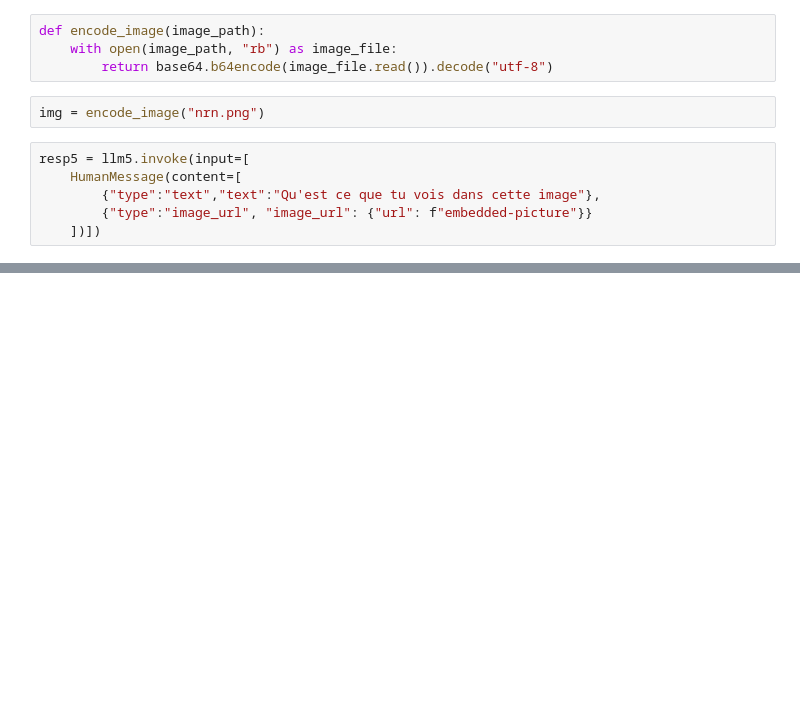
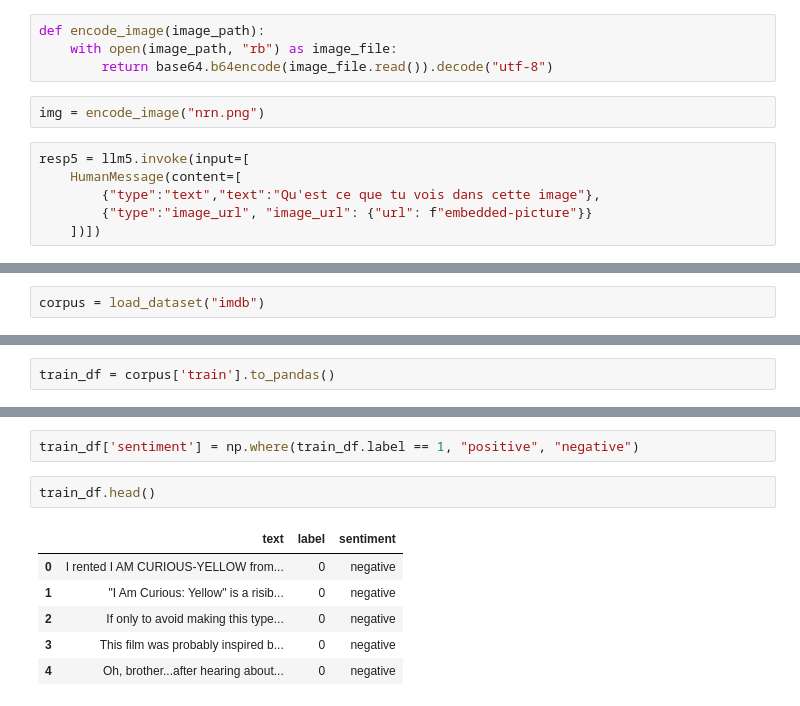
Before and after one commit to ElMehdiEssakhi/TP1-Prompt-Engineerin-For-Multi-Agent-Systems, a Jupyter notebook: TP1.ipynb, the cells around one changed output, grey strips where cells are left out. Drawn from its saved outputs; the diff is of its cells as text; blank space fills up the shorter version.

Commit message:
sentiment

```diff
--- a/TP1.ipynb
+++ b/TP1.ipynb
@@ -250,0 +277,2 @@ None
+# %%
+corpus = load_dataset("imdb")
@@ -250,0 +283,2 @@ None
+# %%
+train_df = corpus['train'].to_pandas()
@@ -250,0 +294,11 @@ None
+# %%
+train_df['sentiment'] = np.where(train_df.label == 1, "positive", "negative")
+# %%
+train_df.head()
+# %% [output]
+|  | text | label | sentiment |
+| 0 | I rented I AM CURIOUS-YELLOW from... | 0 | negative |
+| 1 | "I Am Curious: Yellow" is a risib... | 0 | negative |
+| 2 | If only to avoid making this type... | 0 | negative |
+| 3 | This film was probably inspired b... | 0 | negative |
+| 4 | Oh, brother...after hearing about... | 0 | negative |
```
Also changed, not shown: parts of 11 cells of this notebook.
